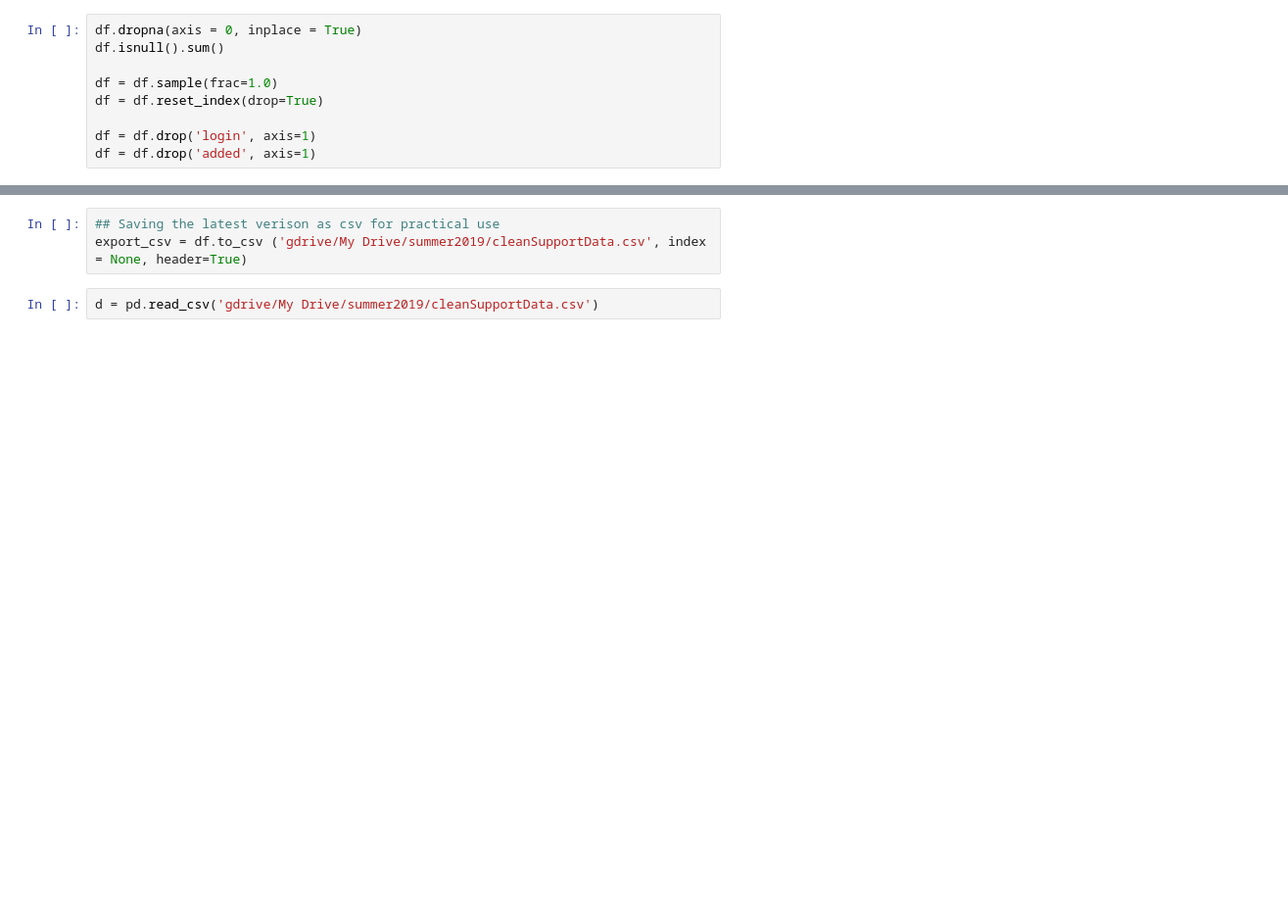
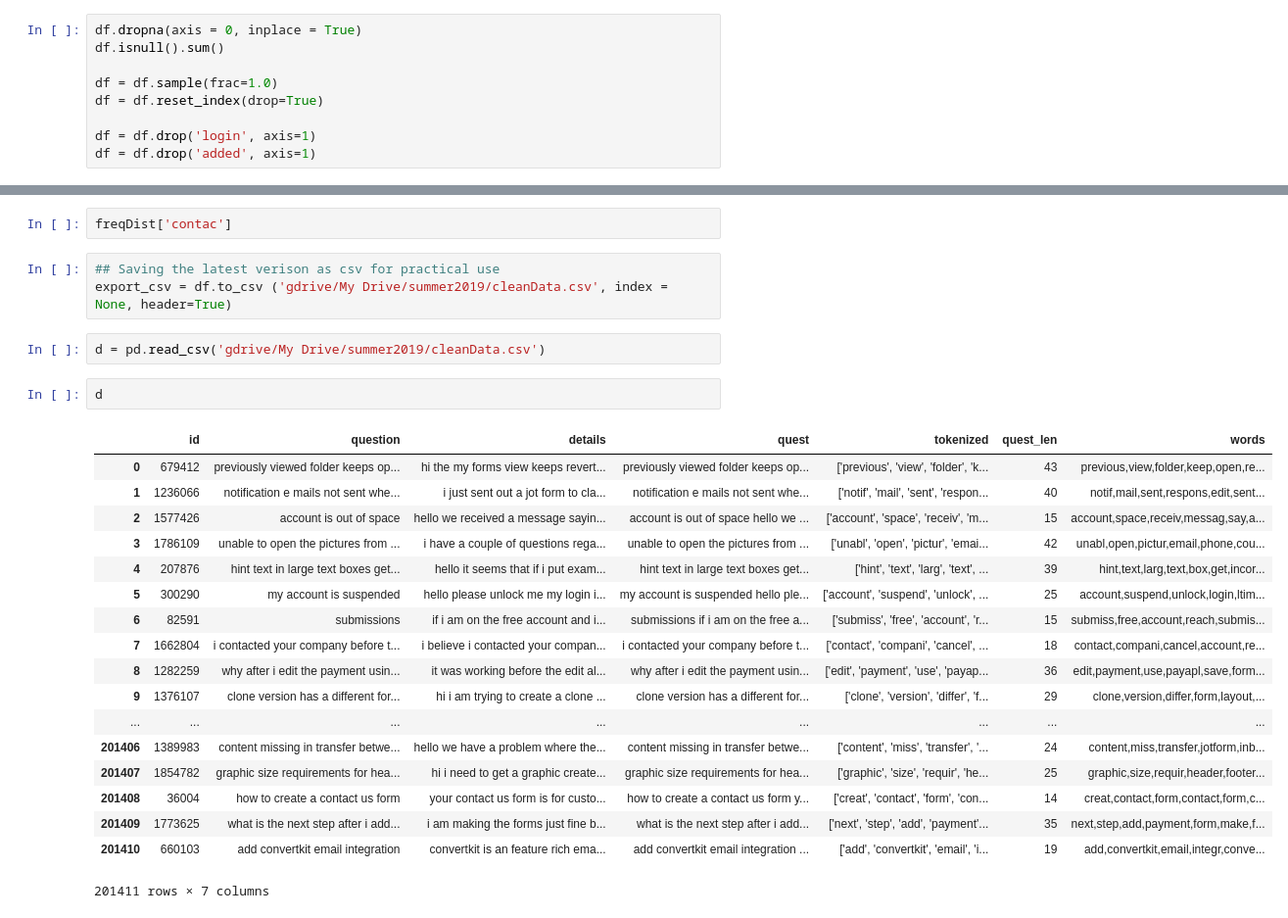
Before and after one commit to ahmettalhasen/Text-Similarity-LDA, a Jupyter notebook: projectSupportCleaning.ipynb, the cells around one changed output, grey strips where cells are left out. Shown at 98% size. Drawn from its saved outputs; the diff is of its cells as text; blank space fills up the shorter version.

```diff
--- a/projectSupportCleaning.ipynb
+++ b/projectSupportCleaning.ipynb
@@ -166,5 +281,28 @@ Time to clean and tokenize 220421 articles: 5.324121356010437 min
+# %%
+freqDist['contac']
 # %%
 ## Saving the latest verison as csv for practical use
-export_csv = df.to_csv ('gdrive/My Drive/summer2019/cleanSupportData.csv', index = None, header=True)
+export_csv = df.to_csv ('gdrive/My Drive/summer2019/cleanData.csv', index = None, header=True)
 # %%
-d = pd.read_csv('gdrive/My Drive/summer2019/cleanSupportData.csv')
+d = pd.read_csv('gdrive/My Drive/summer2019/cleanData.csv')
+# %%
+d
+# %% [output]
+|  | id | question | details | quest | tokenized | quest_len | words |
+| 0 | 679412 | previously viewed folder keeps op... | hi the my forms view keeps revert... | previously viewed folder keeps op... | ['previous', 'view', 'folder', 'k... | 43 | previous,view,folder,keep,open,re... |
+| 1 | 1236066 | notification e mails not sent whe... | i just sent out a jot form to cla... | notification e mails not sent whe... | ['notif', 'mail', 'sent', 'respon... | 40 | notif,mail,sent,respons,edit,sent... |
+| 2 | 1577426 | account is out of space | hello we received a message sayin... | account is out of space hello we ... | ['account', 'space', 'receiv', 'm... | 15 | account,space,receiv,messag,say,a... |
+| 3 | 1786109 | unable to open the pictures from ... | i have a couple of questions rega... | unable to open the pictures from ... | ['unabl', 'open', 'pictur', 'emai... | 42 | unabl,open,pictur,email,phone,cou... |
+| 4 | 207876 | hint text in large text boxes get... | hello it seems that if i put exam... | hint text in large text boxes get... | ['hint', 'text', 'larg', 'text', ... | 39 | hint,text,larg,text,box,get,incor... |
+| 5 | 300290 | my account is suspended | hello please unlock me my login i... | my account is suspended hello ple... | ['account', 'suspend', 'unlock', ... | 25 | account,suspend,unlock,login,ltim... |
+| 6 | 82591 | submissions | if i am on the free account and i... | submissions if i am on the free a... | ['submiss', 'free', 'account', 'r... | 15 | submiss,free,account,reach,submis... |
+| 7 | 1662804 | i contacted your company before t... | i believe i contacted your compan... | i contacted your company before t... | ['contact', 'compani', 'cancel', ... | 18 | contact,compani,cancel,account,re... |
+| 8 | 1282259 | why after i edit the payment usin... | it was working before the edit al... | why after i edit the payment usin... | ['edit', 'payment', 'use', 'payap... | 36 | edit,payment,use,payapl,save,form... |
+| 9 | 1376107 | clone version has a different for... | hi i am trying to create a clone ... | clone version has a different for... | ['clone', 'version', 'differ', 'f... | 29 | clone,version,differ,form,layout,... |
+| ... | ... | ... | ... | ... | ... | ... | ... |
+| 201406 | 1389983 | content missing in transfer betwe... | hello we have a problem where the... | content missing in transfer betwe... | ['content', 'miss', 'transfer', '... | 24 | content,miss,transfer,jotform,inb... |
+| 201407 | 1854782 | graphic size requirements for hea... | hi i need to get a graphic create... | graphic size requirements for hea... | ['graphic', 'size', 'requir', 'he... | 25 | graphic,size,requir,header,footer... |
+| 201408 | 36004 | how to create a contact us form | your contact us form is for custo... | how to create a contact us form y... | ['creat', 'contact', 'form', 'con... | 14 | creat,contact,form,contact,form,c... |
+| 201409 | 1773625 | what is the next step after i add... | i am making the forms just fine b... | what is the next step after i add... | ['next', 'step', 'add', 'payment'... | 35 | next,step,add,payment,form,make,f... |
+| 201410 | 660103 | add convertkit email integration | convertkit is an feature rich ema... | add convertkit email integration ... | ['add', 'convertkit', 'email', 'i... | 19 | add,convertkit,email,integr,conve... |
+201411 rows × 7 columns
```
Also changed, not shown: parts of 23 cells of this notebook.
